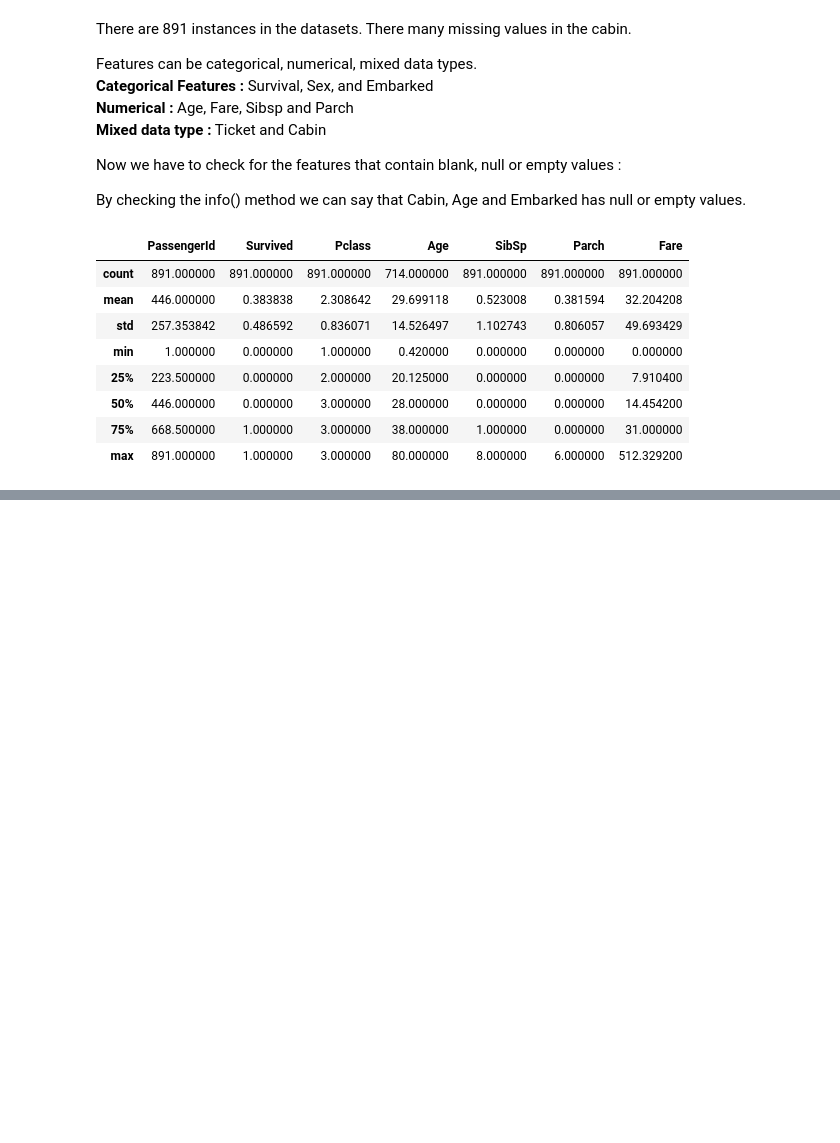
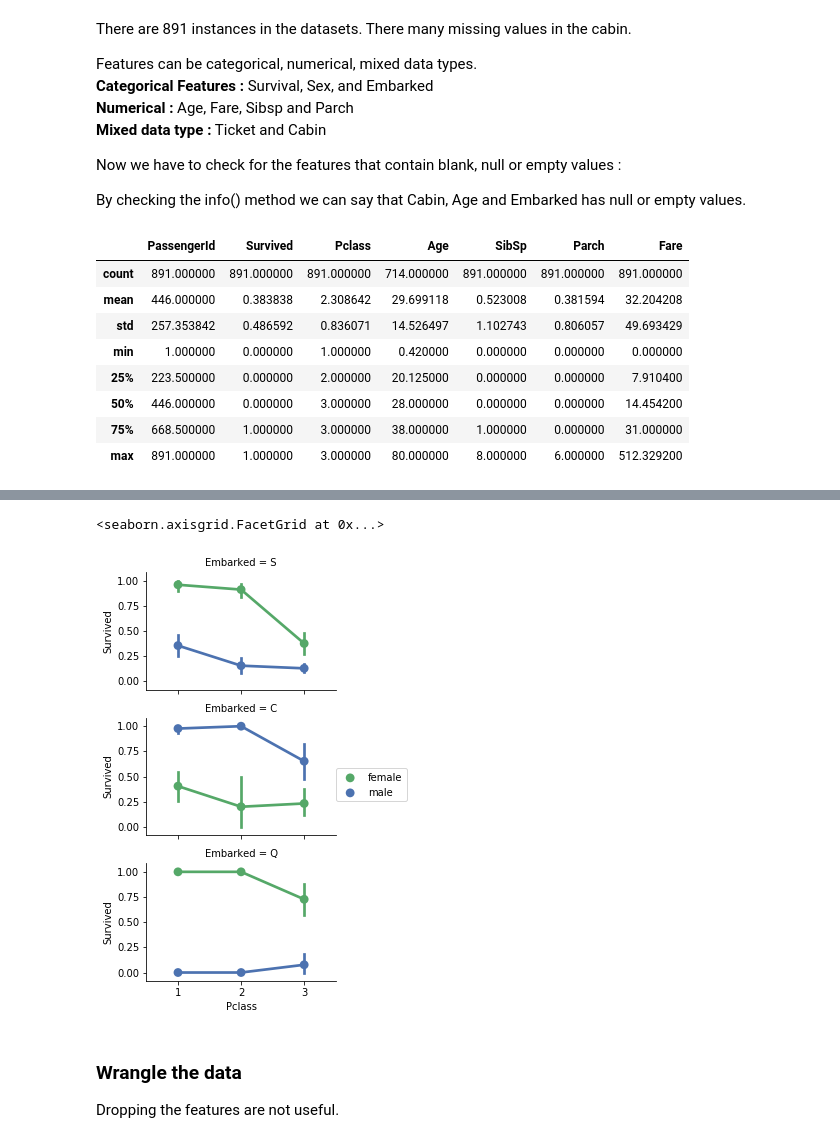
Before and after one commit to rohith28/Titanic_Kaggle, a Jupyter notebook: Titanic_Disaster_prediction.ipynb, the cells around one changed output, grey strips where cells are left out. Drawn from its saved outputs; the diff is of its cells as text; code cells hidden in the pictures; blank space fills up the shorter version.

```diff
--- a/Titanic_Disaster_prediction.ipynb
+++ b/Titanic_Disaster_prediction.ipynb
@@ -92,0 +229,12 @@ By using describe() method we can find the distribution
+# %%
+# grid = sns.FacetGrid(train_df, col='Embarked')
+grid = sns.FacetGrid(train_df, row='Embarked', size=2.2, aspect=1.6)
+grid.map(sns.pointplot, 'Pclass', 'Survived', 'Sex', palette='deep')
+grid.add_legend()
+# %% [output]
+<seaborn.axisgrid.FacetGrid at 0x...>
+[figure, added]
+# %% [markdown]
+### Wrangle the data
+
+Dropping the features are not useful.
```
Also changed, not shown: parts of 35 cells of this notebook.
